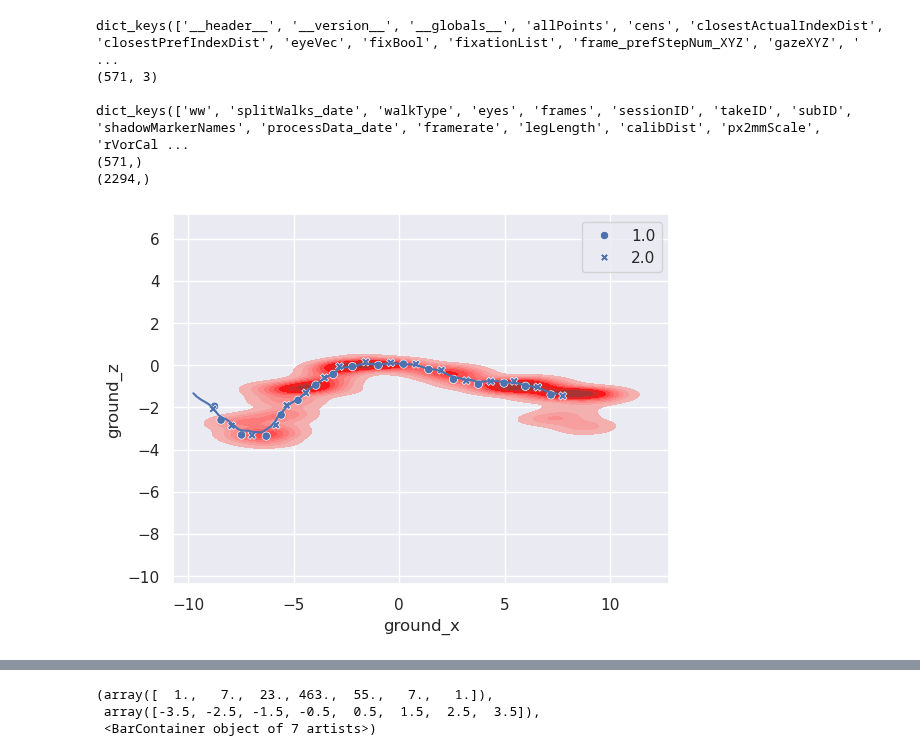
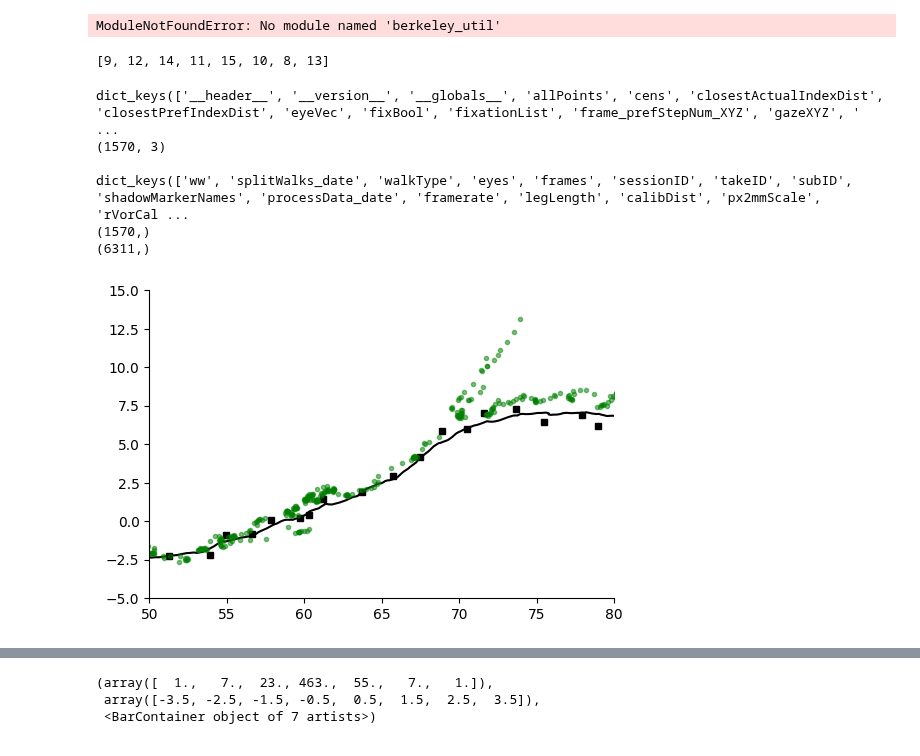
Before and after one commit to BonnenLab/visualize-skelly-laser-environment, a Jupyter notebook: getting-started.ipynb, the cells around one changed output, grey strips where cells are left out. Cells and saved outputs as stored; diff of their text form; code cells hidden in the pictures.

```diff
--- a/getting-started.ipynb
+++ b/getting-started.ipynb
@@ -10,14 +10,21 @@ from operator import concat
 import pandas as pd
 import json
 import glob
+import berkeley_util as butil
 
-import seaborn as sns
-sns.set_theme()
+# import seaborn as sns
+# sns.set_theme()
+# %% [output]
+ModuleNotFoundError: No module named 'berkeley_util'
+# %%
+butil.find_walks_with_type(8,'rocks')
+# %% [output]
+[9, 12, 14, 11, 15, 10, 8, 13]
 # %%
 # the goal of this is going to be showing someone about this data... and building data loaders
 
-participant = 3
-walk = 8
+participant = 8
+walk = 10
 file = f'/N/project/berkeley_walking/BerkeleyData/berkeley_pupilShadowMesh/s{str(participant)}_{str(walk)}_pupilShadowMesh.mat'
 data = sio.loadmat(file)
 
@@ -41,11 +48,11 @@ print(worldFrames.shape)
 # plt.plot(tmp[:,1])
 # %% [output]
 dict_keys(['__header__', '__version__', '__globals__', 'allPoints', 'cens', 'closestActualIndexDist', 'closestPrefIndexDist', 'eyeVec', 'fixBool', 'fixationList', 'frame_prefStepNum_XYZ', 'gazeXYZ', ' ...
-(571, 3)
+(1570, 3)
 
 dict_keys(['ww', 'splitWalks_date', 'walkType', 'eyes', 'frames', 'sessionID', 'takeID', 'subID', 'shadowMarkerNames', 'processData_date', 'framerate', 'legLength', 'calibDist', 'px2mmScale', 'rVorCal ...
-(571,)
-(2294,)
+(1570,)
+(6311,)
 # %%
 environment_mesh = data['allPoints']
 markers = data['markerNames'];
@@ -65,15 +72,24 @@ walk = pd.DataFrame({'ground_x':gazeGround[:,0],'ground_z':gazeGround[:,2],
 
 footholds_df= pd.DataFrame({'foothold_x':footholds[:,2],'foothold_z':footholds[:,4],'leg':footholds[:,1]})
 # %%
-plt.axis('equal')
-sns.kdeplot(data=walk, x="ground_x", y="ground_z",fill=True, bw_adjust=0.5,color='red')
-sns.scatterplot(data=footholds_df,x='foothold_x',y='foothold_z',style='leg')
-sns.lineplot(data=walk,x="hips_x",y="hips_z")
+plt.figure(figsize=(6,4))
+# sns.scatterplot(data=walk, x="ground_x", y="ground_z", color='green', alpha=.5,edgecolor='green',size=.15)
+# sns.scatterplot(data=footholds_df,x='foothold_x',y='foothold_z',style='leg',color='black')
+# sns.lineplot(data=walk,x="hips_x",y="hips_z",color='black')
+plt.plot(walk.hips_x,walk.hips_z,color='black')
+plt.plot(footholds_df.foothold_x,footholds_df.foothold_z,'s',color='black',markersize=4)
+plt.plot(walk.ground_x,walk.ground_z,'.',alpha=.5,color='green',markersize=6)
+ax = plt.gca()
+ax.spines['top'].set_visible(False)
+ax.spines['right'].set_visible(False)
 
-
+plt.xlim(50,80)
+plt.ylim(-5,15)
+# plt.axis('equal')
+plt.savefig('gaze.pdf')
 plt.show()
 # %% [output]
-[figure, old version]
+[figure, new version]
 # %%
 from scipy.spatial.distance import cdist
 
```
Also changed, not shown: parts of 1 cell of this notebook, 6 other files.
